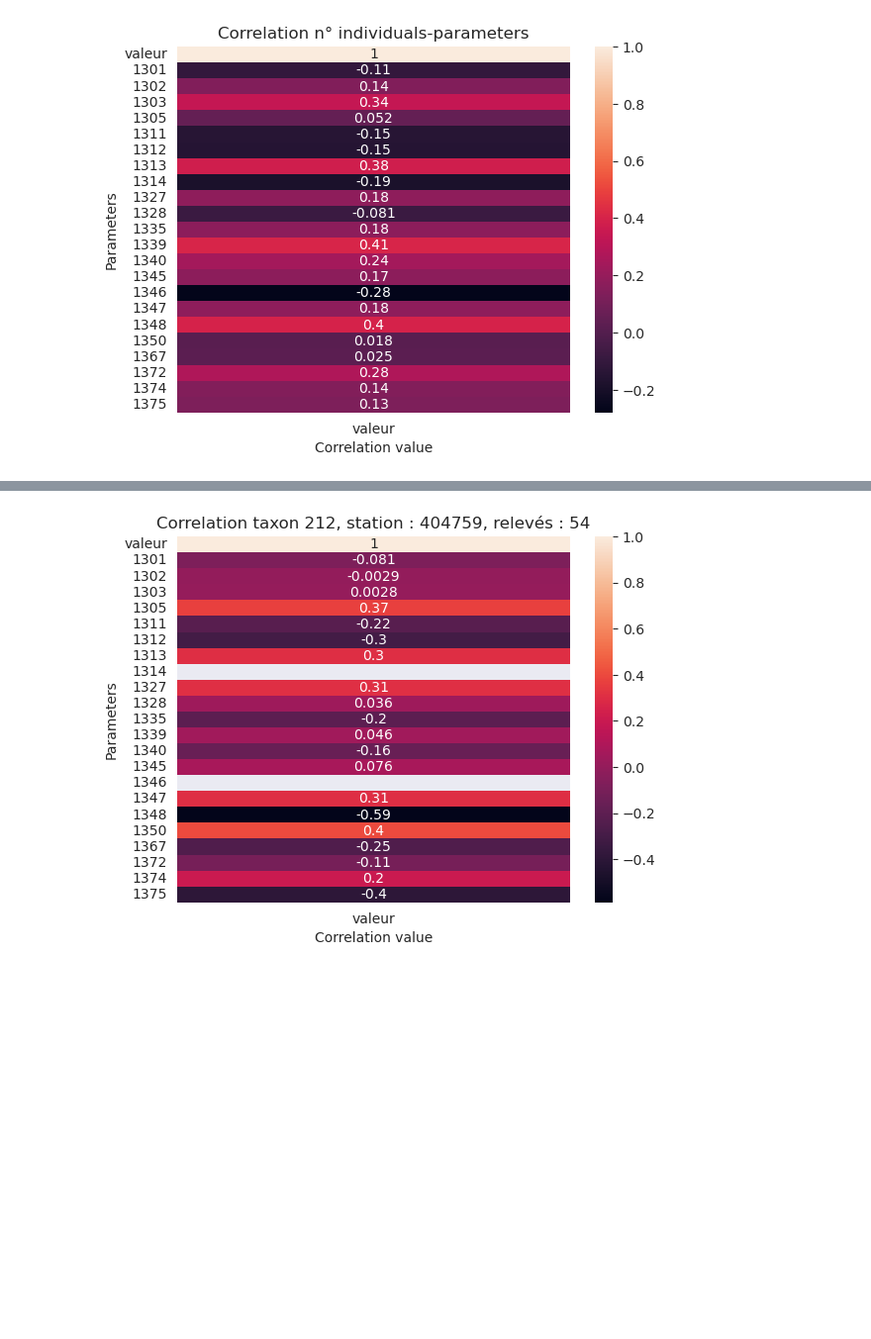
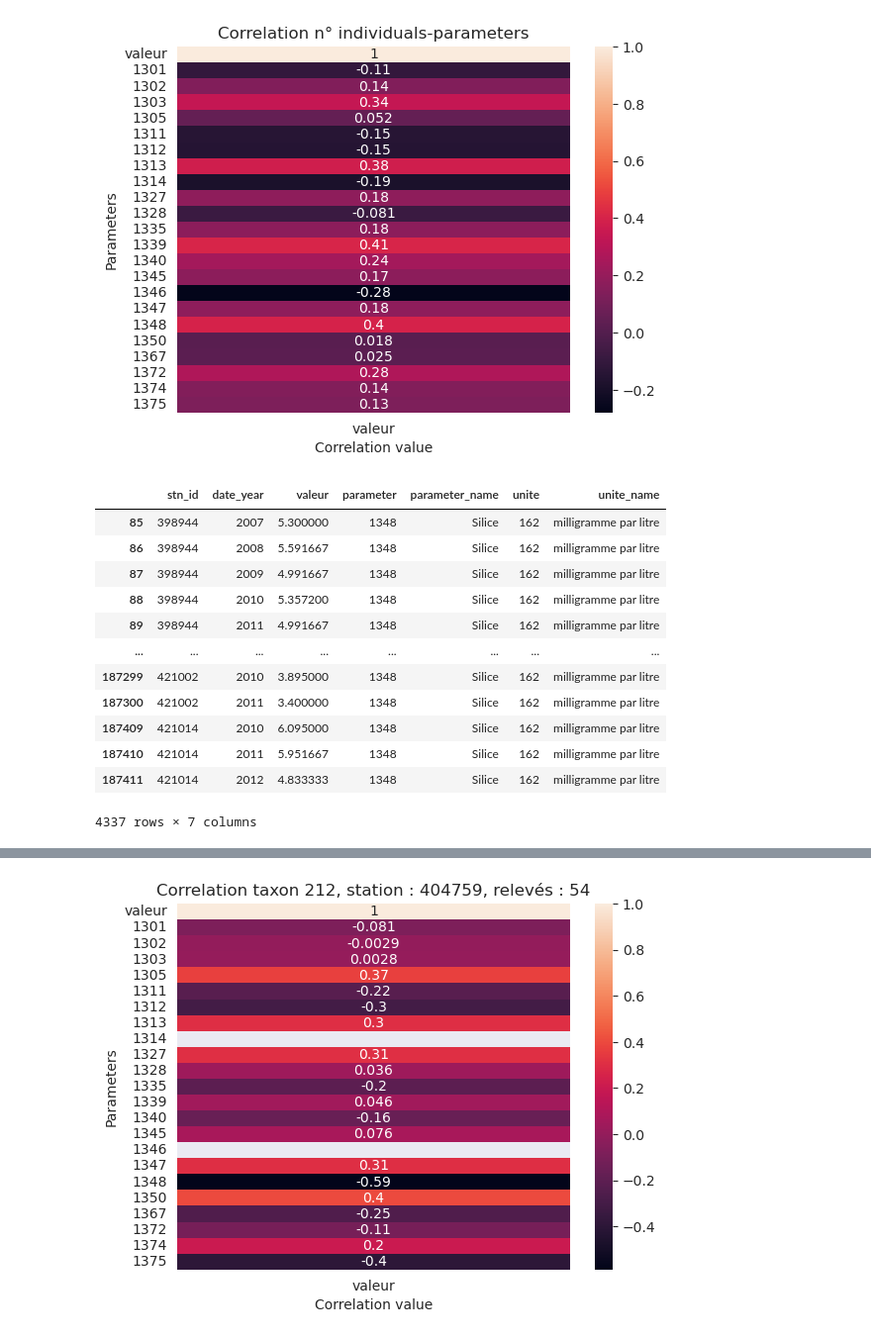
Before and after one commit to chefmtt/nvx-defis-eau, a Jupyter notebook: eau_individus.ipynb, the cells around one changed output, grey strips where cells are left out. Shown at 99% size. Saved outputs shown, nothing was run; the diff lists cells and outputs as text; code cells hidden in the pictures; blank space fills up the shorter version.

```diff
--- a/eau_individus.ipynb
+++ b/eau_individus.ipynb
@@ -234,3 +234,19 @@ hm.set(xlabel='Correlation value', ylabel='Parameters', title = "Correlation n°
 plt.show()
 # %% [output]
 [figure]
+# %%
+physicochimie_df[physicochimie_df["parameter"] == 1348]
+# %% [output]
+|  | stn_id | date_year | valeur | parameter | parameter_name | unite | unite_name |
+| 85 | 398944 | 2007 | 5.300000 | 1348 | Silice | 162 | milligramme par litre |
+| 86 | 398944 | 2008 | 5.591667 | 1348 | Silice | 162 | milligramme par litre |
+| 87 | 398944 | 2009 | 4.991667 | 1348 | Silice | 162 | milligramme par litre |
+| 88 | 398944 | 2010 | 5.357200 | 1348 | Silice | 162 | milligramme par litre |
+| 89 | 398944 | 2011 | 4.991667 | 1348 | Silice | 162 | milligramme par litre |
+| ... | ... | ... | ... | ... | ... | ... | ... |
+| 187299 | 421002 | 2010 | 3.895000 | 1348 | Silice | 162 | milligramme par litre |
+| 187300 | 421002 | 2011 | 3.400000 | 1348 | Silice | 162 | milligramme par litre |
+| 187409 | 421014 | 2010 | 6.095000 | 1348 | Silice | 162 | milligramme par litre |
+| 187410 | 421014 | 2011 | 5.951667 | 1348 | Silice | 162 | milligramme par litre |
+| 187411 | 421014 | 2012 | 4.833333 | 1348 | Silice | 162 | milligramme par litre |
+4337 rows × 7 columns
```
Also changed, not shown: parts of 3 cells of this notebook.
